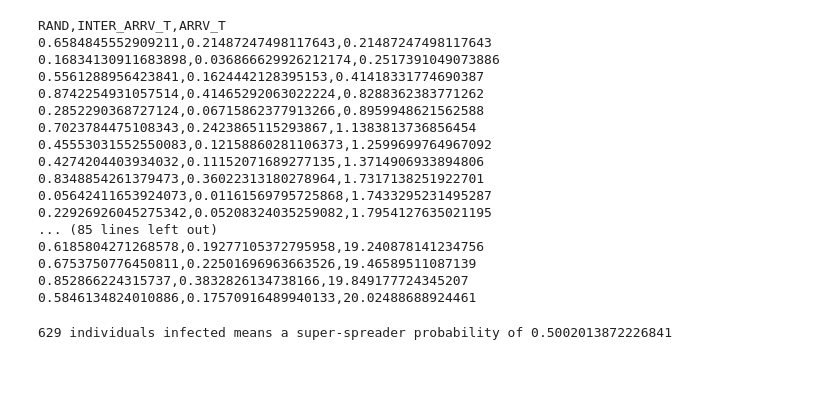
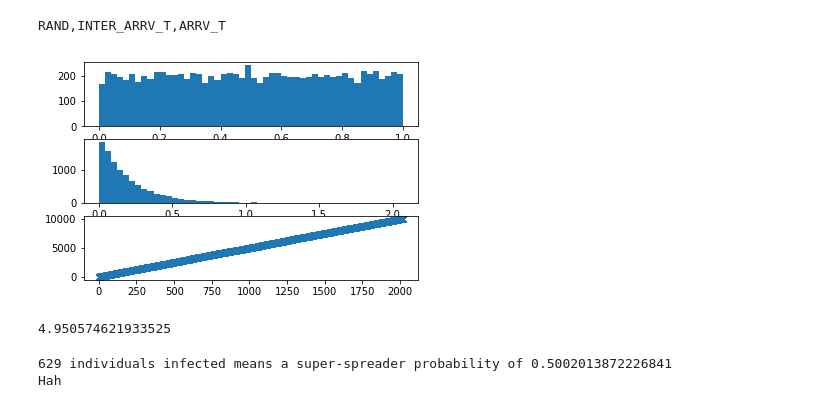
Before and after one commit to owenldennis/Tweet-timings, a Jupyter notebook: src/Poisson_process.ipynb, the cells around one changed output. Cells and saved outputs as stored; diff of their text form; code cells hidden in the pictures; blank space fills up the shorter version.

```diff
--- a/src/Poisson_process.ipynb
+++ b/src/Poisson_process.ipynb
@@ -1,43 +1,45 @@
 # %%
 import random
 import math
+import numpy as np#
+import matplotlib.pyplot as plt
 
 _lambda = 5
-_num_arrivals = 100
+_num_arrivals = 10000
 _arrival_time = 0
-
+ps = []
+inters = []
+arrivals= []
 print('RAND,INTER_ARRV_T,ARRV_T')
 
 for i in range(_num_arrivals):
-	#Get the next probability value from Uniform(0,1)
-	p = random.random()
+    #Get the next probability value from Uniform(0,1)
+    ps.append(np.random.uniform())
 
-	#Plug it into the inverse of the CDF of Exponential(_lamnbda)
-	_inter_arrival_time = -math.log(1.0 - p)/_lambda
+    #Plug it into the inverse of the CDF of Exponential(_lamnbda)
+    inters.append(-math.log(1.0 - ps[-1])/_lambda)
 
-	#Add the inter-arrival time to the running sum
-	_arrival_time = _arrival_time + _inter_arrival_time
+    #Add the inter-arrival time to the running sum
+
+    if i == 0:
+        arrivals.append(inters[-1])
+    else:
+        arrivals.append(arrivals[-1] + inters[-1])
 
 	#print it all out
-	print(str(p)+','+str(_inter_arrival_time)+','+str(_arrival_time))
+	#print(str(ps)+','+str(_inter_arrival_time)+','+str(_arrival_time))
+
+f,ax = plt.subplots(3,1)
+ax[0].hist(ps,bins=50)
+ax[1].hist(inters,bins=50)
+ax[2].plot(arrivals,range(_num_arrivals),'x')
+
+plt.show()
+print(_num_arrivals/arrivals[-1])
 # %% [output]
 RAND,INTER_ARRV_T,ARRV_T
-0.6584845552909211,0.21487247498117643,0.21487247498117643
-0.16834130911683898,0.036866629926212174,0.2517391049073886
-0.5561288956423841,0.1624442128395153,0.41418331774690387
-0.8742254931057514,0.41465292063022224,0.8288362383771262
-0.2852290368727124,0.06715862377913266,0.8959948621562588
-0.7023784475108343,0.2423865115293867,1.1383813736856454
-0.45553031552550083,0.12158860281106373,1.2599699764967092
-0.4274204403934032,0.11152071689277135,1.3714906933894806
-0.8348854261379473,0.36022313180278964,1.7317138251922701
-0.05642411653924073,0.01161569795725868,1.7433295231495287
-0.22926926045275342,0.05208324035259082,1.7954127635021195
-... (85 lines left out)
-0.6185804271268578,0.19277105372795958,19.240878141234756
-0.6753750776450811,0.22501696963663526,19.46589511087139
-0.852866224315737,0.3832826134738166,19.849177724345207
-0.5846134824010886,0.17570916489940133,20.02488688924461
+[figure, added]
+4.950574621933525
 # %%
 import numpy as np
 import random
@@ -60,5 +62,11 @@ while np.abs(result-0.5) >= np.abs(new_result-0.5) and count < 1000:
     new_result = cum_poisson(3,9)**count
 
 print("{0} individuals infected means a super-spreader probability of {1}".format(count,result))
+
+#print([[ i for i in range(10)] for j in range(5)])
+s = None
+if not s:
+    print("Hah")
 # %% [output]
 629 individuals infected means a super-spreader probability of 0.5002013872226841
+Hah
```
Also changed, not shown: 3 other files.
